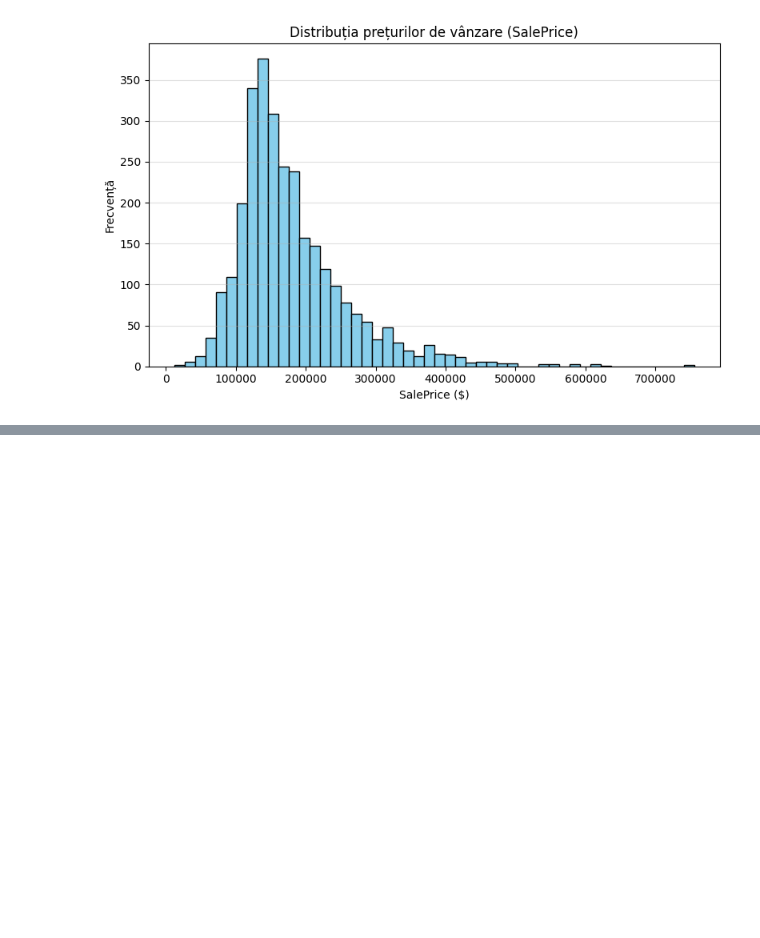
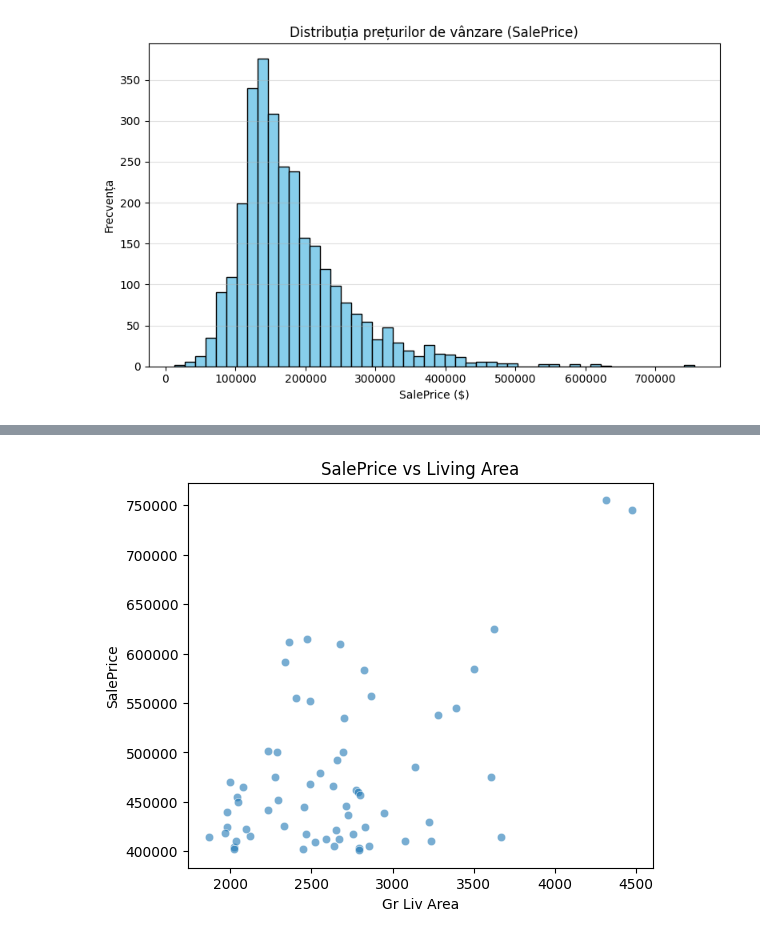
Before and after one commit to MalinaDumitrescu/ML_Projects, a Jupyter notebook: Lab1_ML/data_analysis_final.ipynb, the cells around one changed output, grey strips where cells are left out. Saved outputs shown, nothing was run; the diff lists cells and outputs as text; code cells hidden in the pictures; blank space fills up the shorter version.

```diff
--- a/Lab1_ML/data_analysis_final.ipynb
+++ b/Lab1_ML/data_analysis_final.ipynb
@@ -611,0 +662,7 @@ plt.show()
+# %%
+plt.figure(figsize=(6,5))
+sns.scatterplot(x='Gr Liv Area', y='SalePrice', data=df_filtered, alpha=0.6)
+plt.title("SalePrice vs Living Area")
+plt.show()
+# %% [output]
+[figure, added]
```
Also changed, not shown: parts of 33 cells of this notebook.
